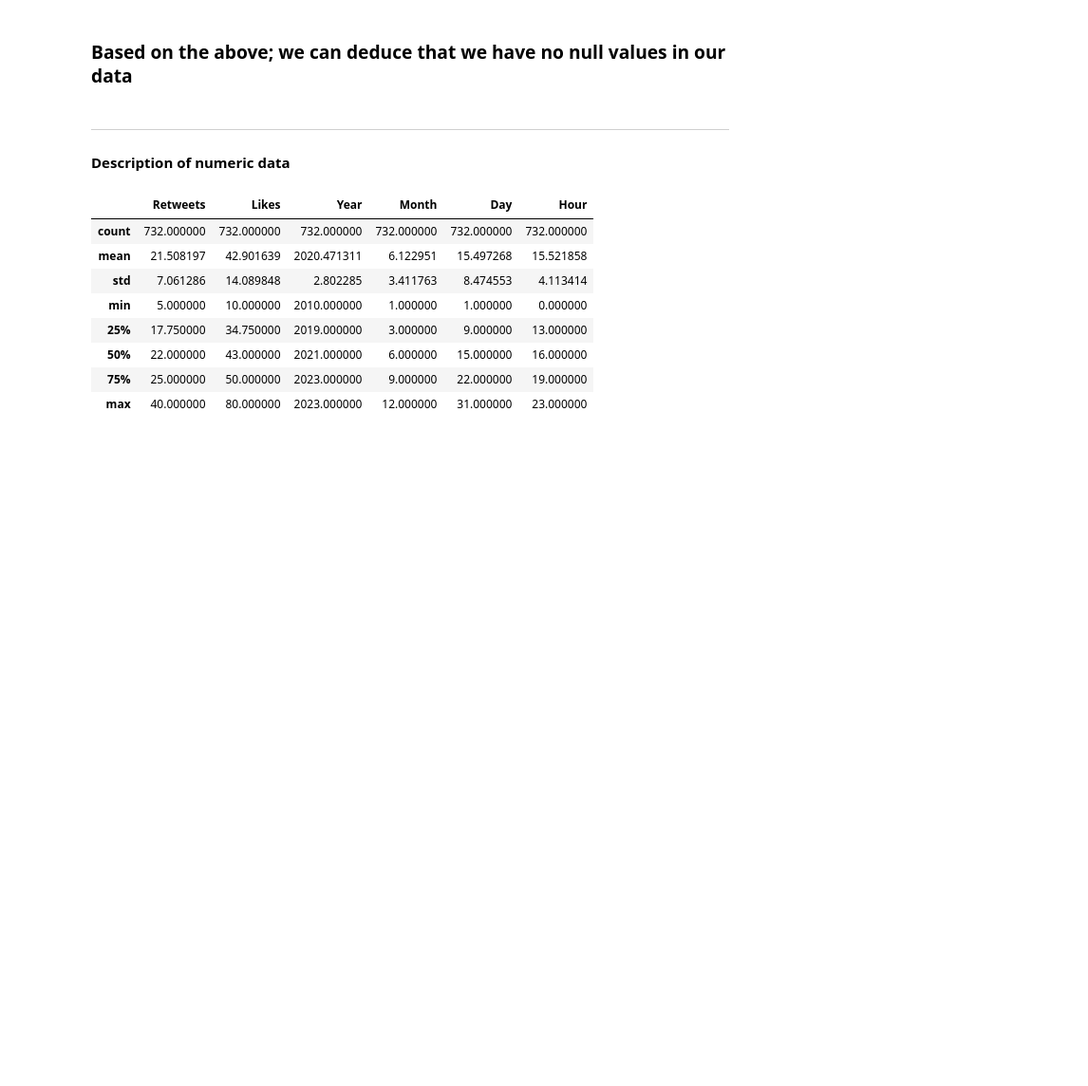
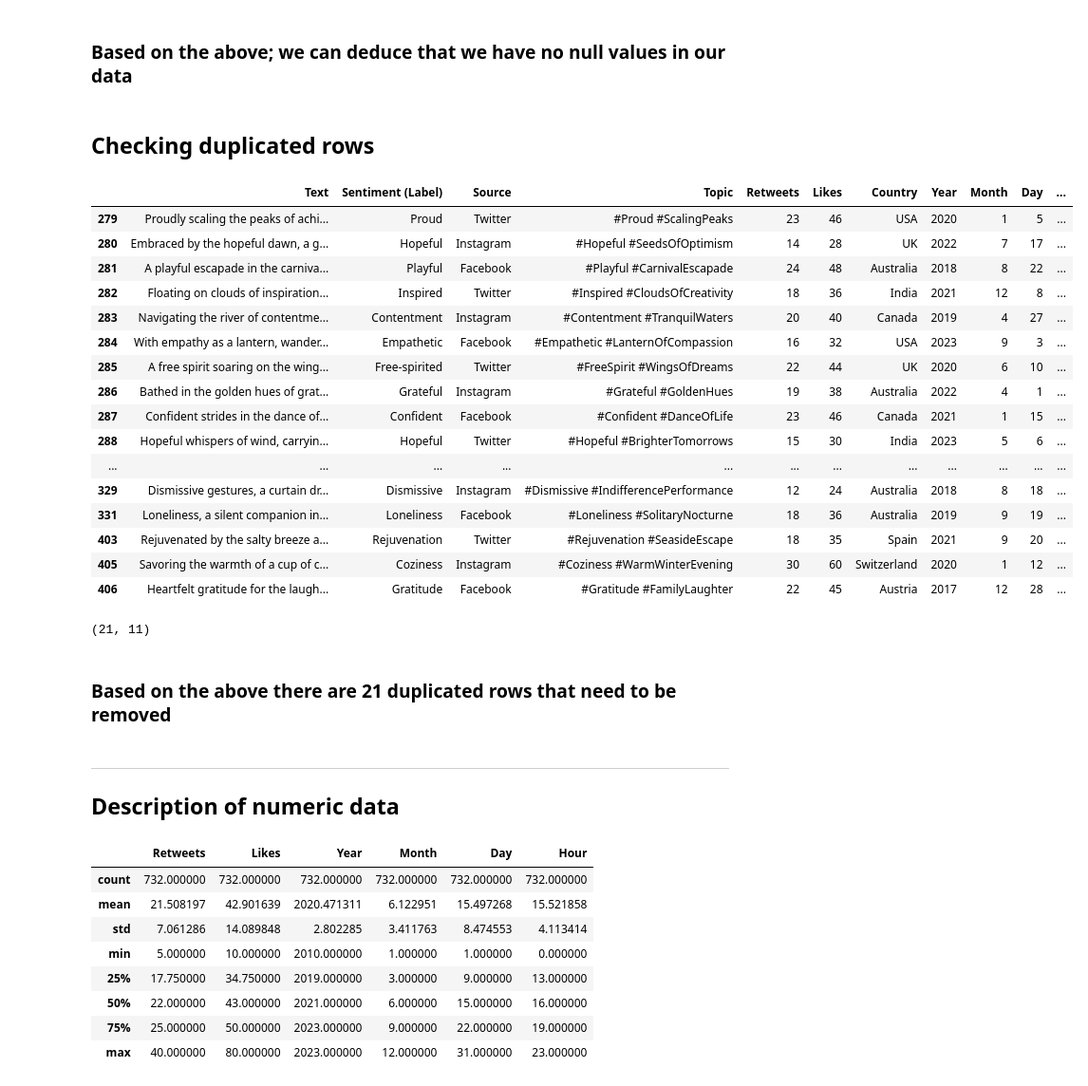
Before and after one commit to Social-Media-Sentiment-Analysis/NLP-Project, a Jupyter notebook: Social_Media_Sentiment_Analysis_Project.ipynb, the cells around one changed output. Shown at 95% size. Cells and saved outputs as stored; diff of their text form; code cells hidden in the pictures; blank space fills up the shorter version.

```diff
--- a/Social_Media_Sentiment_Analysis_Project.ipynb
+++ b/Social_Media_Sentiment_Analysis_Project.ipynb
@@ -106,9 +103,37 @@ Hour                 0
 dtype: int64
 # %% [markdown]
 ### Based on the above; we can deduce that we have no null values in our data
+# %% [markdown]
+## Checking duplicated rows
+# %%
+df[df.duplicated()]
+# %% [output]
+|  | Text | Sentiment (Label) | Source | Topic | Retweets | Likes | Country | Year | Month | Day | ... |
+| 279 | Proudly scaling the peaks of achi... | Proud | Twitter | #Proud #ScalingPeaks | 23 | 46 | USA | 2020 | 1 | 5 | ... |
+| 280 | Embraced by the hopeful dawn, a g... | Hopeful | Instagram | #Hopeful #SeedsOfOptimism | 14 | 28 | UK | 2022 | 7 | 17 | ... |
+| 281 | A playful escapade in the carniva... | Playful | Facebook | #Playful #CarnivalEscapade | 24 | 48 | Australia | 2018 | 8 | 22 | ... |
+| 282 | Floating on clouds of inspiration... | Inspired | Twitter | #Inspired #CloudsOfCreativity | 18 | 36 | India | 2021 | 12 | 8 | ... |
+| 283 | Navigating the river of contentme... | Contentment | Instagram | #Contentment #TranquilWaters | 20 | 40 | Canada | 2019 | 4 | 27 | ... |
+| 284 | With empathy as a lantern, wander... | Empathetic | Facebook | #Empathetic #LanternOfCompassion | 16 | 32 | USA | 2023 | 9 | 3 | ... |
+| 285 | A free spirit soaring on the wing... | Free-spirited | Twitter | #FreeSpirit #WingsOfDreams | 22 | 44 | UK | 2020 | 6 | 10 | ... |
+| 286 | Bathed in the golden hues of grat... | Grateful | Instagram | #Grateful #GoldenHues | 19 | 38 | Australia | 2022 | 4 | 1 | ... |
+| 287 | Confident strides in the dance of... | Confident | Facebook | #Confident #DanceOfLife | 23 | 46 | Canada | 2021 | 1 | 15 | ... |
+| 288 | Hopeful whispers of wind, carryin... | Hopeful | Twitter | #Hopeful #BrighterTomorrows | 15 | 30 | India | 2023 | 5 | 6 | ... |
+| ... | ... | ... | ... | ... | ... | ... | ... | ... | ... | ... | ... |
+| 329 | Dismissive gestures, a curtain dr... | Dismissive | Instagram | #Dismissive #IndifferencePerformance | 12 | 24 | Australia | 2018 | 8 | 18 | ... |
+| 331 | Loneliness, a silent companion in... | Loneliness | Facebook | #Loneliness #SolitaryNocturne | 18 | 36 | Australia | 2019 | 9 | 19 | ... |
+| 403 | Rejuvenated by the salty breeze a... | Rejuvenation | Twitter | #Rejuvenation #SeasideEscape | 18 | 35 | Spain | 2021 | 9 | 20 | ... |
+| 405 | Savoring the warmth of a cup of c... | Coziness | Instagram | #Coziness #WarmWinterEvening | 30 | 60 | Switzerland | 2020 | 1 | 12 | ... |
+| 406 | Heartfelt gratitude for the laugh... | Gratitude | Facebook | #Gratitude #FamilyLaughter | 22 | 45 | Austria | 2017 | 12 | 28 | ... |
+# %%
+df[df.duplicated()].shape
+# %% [output]
+(21, 11)
+# %% [markdown]
+### Based on the above there are 21 duplicated rows that need to be removed
 # %% [markdown]
 ***************************************************************
-#### Description of numeric data
+## Description of numeric data
 # %%
 df.describe()
 # %% [output]
```
Also changed, not shown: parts of 9 cells of this notebook.
